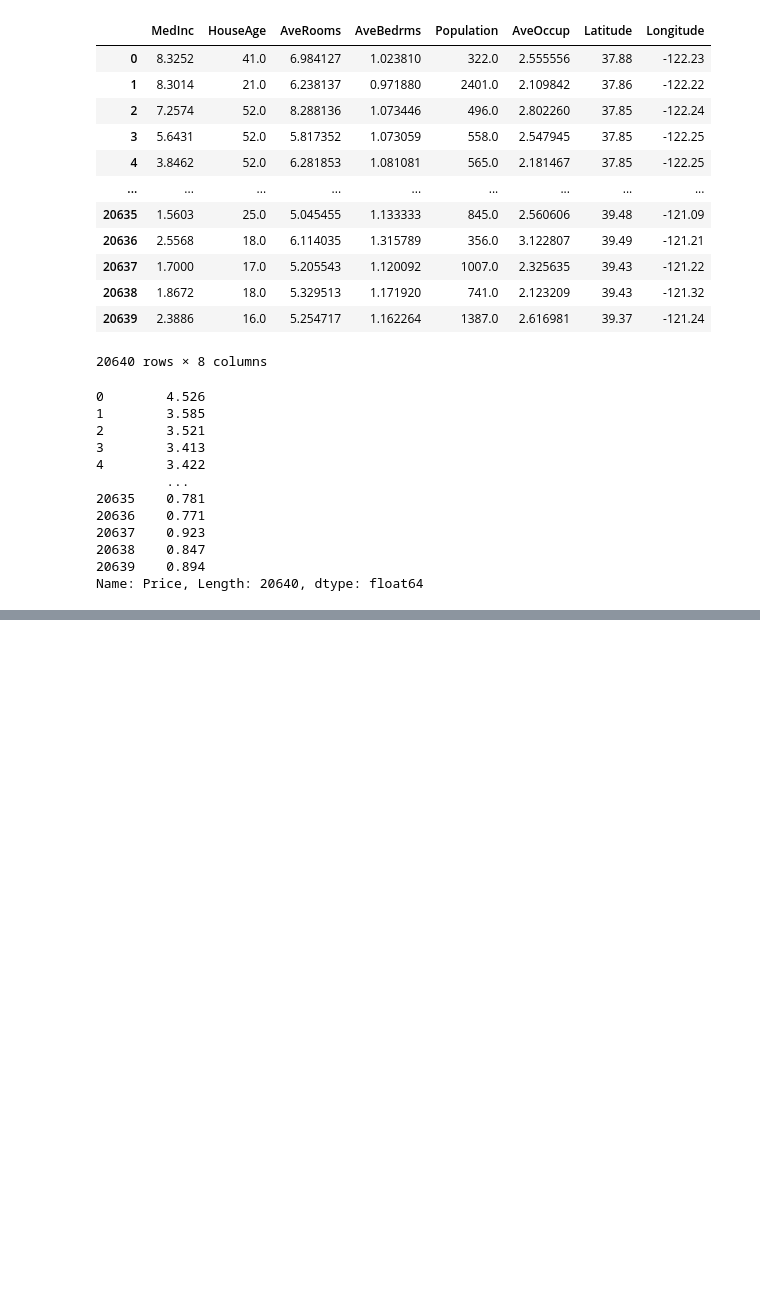
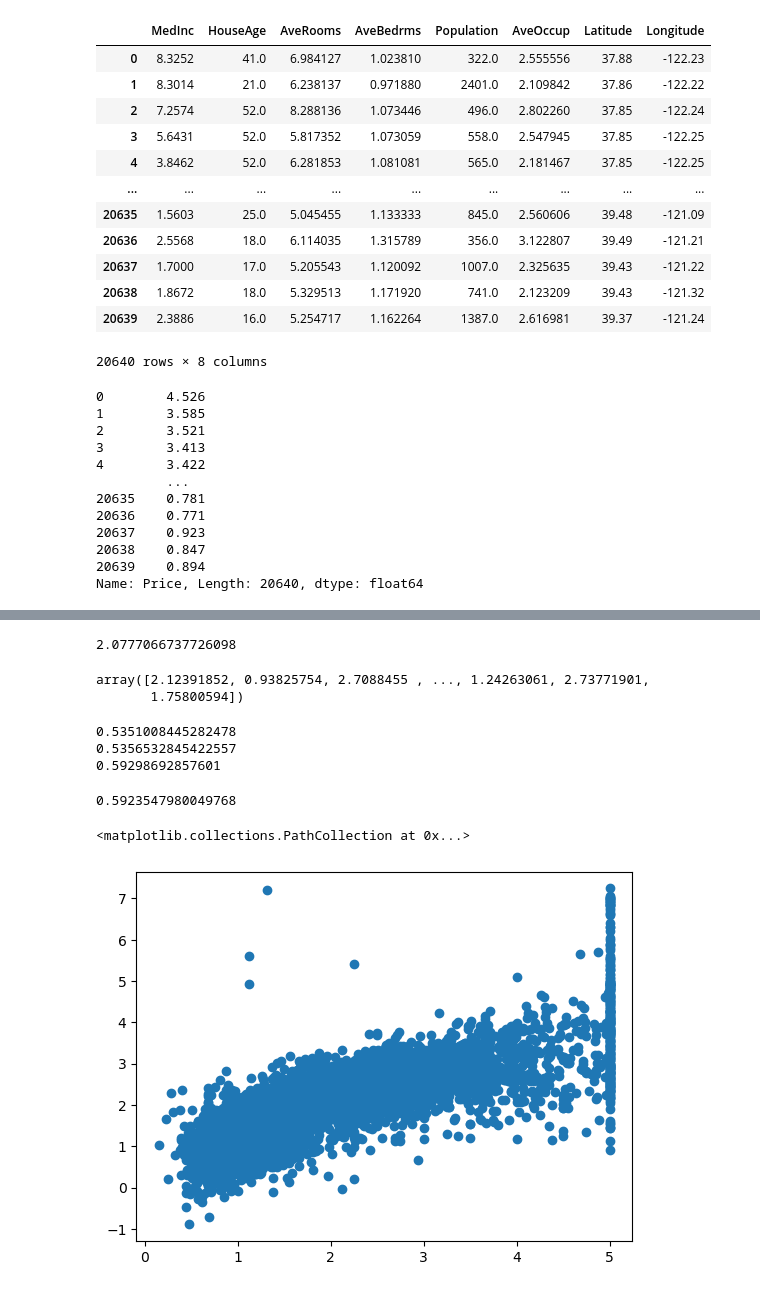
Before and after one commit to anshgupta1903/Machine_learning_models, a Jupyter notebook: Multiple_Linear_Regression2.ipynb, the cells around one changed output, grey strips where cells are left out. Drawn from its saved outputs; the diff is of its cells as text; code cells hidden in the pictures; blank space fills up the shorter version.

Commit message:
completed the Multiple linear regression model on house pricing data

```diff
--- a/Multiple_Linear_Regression2.ipynb
+++ b/Multiple_Linear_Regression2.ipynb
@@ -266,0 +302,2 @@ Name: Price, Length: 20640, dtype: float64
+# %%
+X_test = scaler.transform(X_test)
@@ -266,0 +320,3 @@ Name: Price, Length: 20640, dtype: float64
+# %%
+# model training
+model = LinearRegression()
@@ -266,0 +327,2 @@ Name: Price, Length: 20640, dtype: float64
+# %%
+model.fit(X_train,y_train)
@@ -266,0 +336,32 @@ Name: Price, Length: 20640, dtype: float64
+# %%
+model.intercept_
+# %% [output]
+2.0777066737726098
+# %%
+y_pred = model.predict(X_test)
+# %%
+y_pred
+# %% [output]
+array([2.12391852, 0.93825754, 2.7088455 , ..., 1.24263061, 2.73771901,
+       1.75800594])
+# %%
+# performance metrics
+print(mean_absolute_error(y_test, y_pred))
+print(mean_squared_error(y_test, y_pred))
+print(r2_score(y_test, y_pred))
+# %% [output]
+0.5351008445282478
+0.5356532845422557
+0.59298692857601
+# %%
+# adjusted r2
+r2 = r2_score(y_test, y_pred)
+1-(1-r2) * (len(y_test) - 1) /(len(y_test) - X_test.shape[1] - 1)
+# %% [output]
+0.5923547980049768
+# %%
+# Assumption
+plt.scatter(y_test, y_pred)
+# %% [output]
+<matplotlib.collections.PathCollection at 0x...>
+[figure, added]
```
Also changed, not shown: parts of 15 cells of this notebook.
